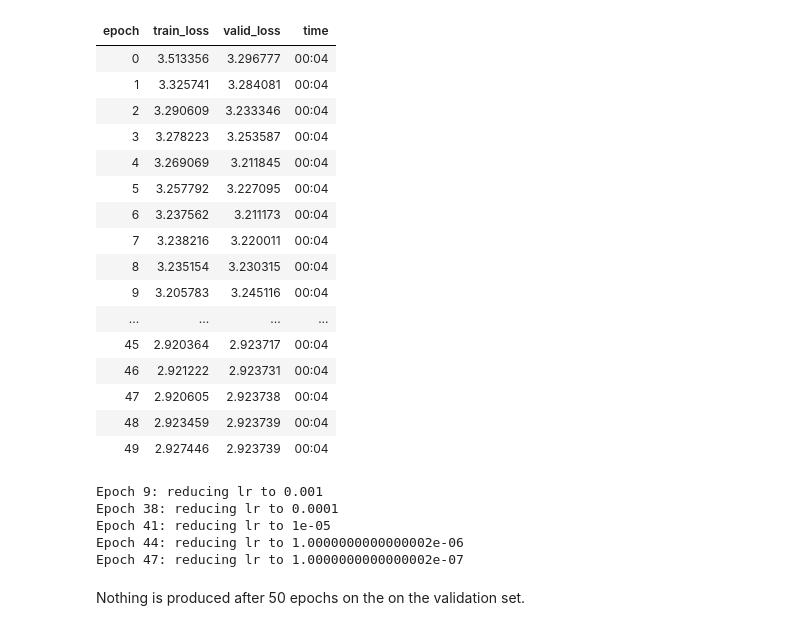
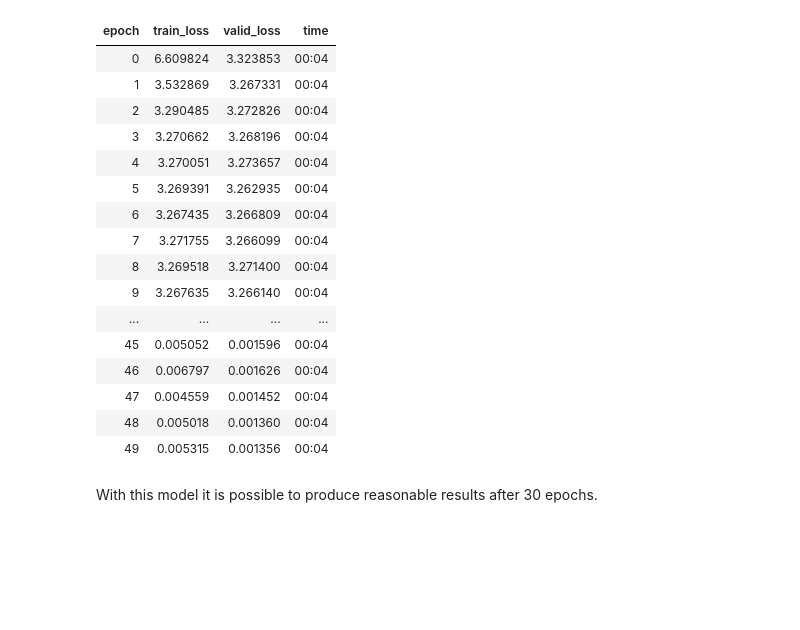
Before and after one commit to CJP123/hut8, a Jupyter notebook: _notebooks/2020_08_27_Captcha_Fastai_DataBlock_and_CTC_Loss.ipynb, the cells around one changed output. Saved outputs shown, nothing was run; the diff lists cells and outputs as text; code cells hidden in the pictures; blank space fills up the shorter version.

```diff
--- a/_notebooks/2020_08_27_Captcha_Fastai_DataBlock_and_CTC_Loss.ipynb
+++ b/_notebooks/2020_08_27_Captcha_Fastai_DataBlock_and_CTC_Loss.ipynb
@@ -132,7 +89,7 @@ vocab
 captcha = DataBlock(blocks =(ImageBlock(cls=PILImageBW), (CaptchaBlock(vocab=vocab))),
                  get_items=get_image_files,
                  get_y = stem_label,
-                 splitter=RandomSplitter(seed=42),
+                 splitter=RandomSplitter(valid_pct=.05, seed=42),
                  item_tfms = Resize((75,300))
                 )
 dls = captcha.dataloaders(path, bs=8)
@@ -145,3 +99,0 @@ Look at the resulting tensors for one item
-# %%
-x,y = dls.one_batch()
-print(x[0],y[0])
@@ -161,26 +128,24 @@ My first model attempted to largely duplicates the approach and code used by [Ab
 class CaptchaModel(nn.Module):
   def __init__(self, num_chars=20):
     super(CaptchaModel, self).__init__()
-    self.conv_1 = nn.Conv2d(1, 128, kernel_size=(3, 3), padding=(1, 1))
+    self.conv_1 = nn.Conv2d(1, 128, kernel_size=(3, 6))
     self.pool_1 = nn.MaxPool2d(kernel_size=(2, 2))
-    self.conv_2 = nn.Conv2d(128, 64, kernel_size=(3, 3), padding=(1, 1))
+    self.conv_2 = nn.Conv2d(128, 64, kernel_size=(3, 6))
     self.pool_2 = nn.MaxPool2d(kernel_size=(2, 2))
-    self.linear_1 = nn.Linear(1152, 64)
-    self.drop_1 = nn.Dropout(0.2)
-    self.gru_1 = nn.GRU(64, 32, bidirectional=True, num_layers=2, dropout=0.25,batch_first=True)
+    self.linear_1 = nn.Linear(1088, 64)
+    self.drop_1 = nn.Dropout(0.15)
+    self.gru_1 = nn.GRU(64, 32, bidirectional=True, num_layers=2, dropout=0.15,batch_first=True)
     self.output = nn.Linear(64, num_chars)
 
   def forward(self, x, targets=None):
-    # bs, c, h, w = x.size()
-    x = F.relu(self.conv_1(x))          # bs, channels , height, width
+    x = F.relu(self.conv_1(x))
     x = self.pool_1(x)
     x = F.relu(self.conv_2(x))
     x = self.pool_2(x)
     x = x.permute(0, 3, 1, 2)           # change the width channel to 'time' channel order for input to the RNN
     x = x.view(x.size(0), x.size(1), -1)
-    x = F.relu(self.linear_1(x))        #
-    x = self.drop_1(x)                  #
-    x, _ = self.gru_1(x)                #
-    x = self.output(x)                  #
-    x = x.permute(1,0,2)                #
+    x = F.relu(self.linear_1(x))
+    x = self.drop_1(x)
+    x, _ = self.gru_1(x)
+    x = self.output(x)
     return x
@@ -214,2 +154,2 @@ def show_output():
 # %%
-learn = Learner(dls, CaptchaModel(20), loss_func=ctc_loss, cbs =ReduceLROnPlateau(patience=3))
+learn = Learner(dls, CaptchaModel(20), opt_func=ranger, loss_func=ctc_loss)
@@ -222,31 +156,26 @@ SuggestedLRs(lr_min=0.09120108485221863, lr_steep=0.002511886414140463)
 # %%
 #hide
-learn.fit(100,1e-2)
+learn.fit_flat_cos(50)
 # %% [output]
 | epoch | train_loss | valid_loss | time |
-| 0 | 3.513356 | 3.296777 | 00:04 |
-| 1 | 3.325741 | 3.284081 | 00:04 |
-| 2 | 3.290609 | 3.233346 | 00:04 |
-| 3 | 3.278223 | 3.253587 | 00:04 |
-| 4 | 3.269069 | 3.211845 | 00:04 |
-| 5 | 3.257792 | 3.227095 | 00:04 |
-| 6 | 3.237562 | 3.211173 | 00:04 |
-| 7 | 3.238216 | 3.220011 | 00:04 |
-| 8 | 3.235154 | 3.230315 | 00:04 |
-| 9 | 3.205783 | 3.245116 | 00:04 |
+| 0 | 6.609824 | 3.323853 | 00:04 |
+| 1 | 3.532869 | 3.267331 | 00:04 |
+| 2 | 3.290485 | 3.272826 | 00:04 |
+| 3 | 3.270662 | 3.268196 | 00:04 |
+| 4 | 3.270051 | 3.273657 | 00:04 |
+| 5 | 3.269391 | 3.262935 | 00:04 |
+| 6 | 3.267435 | 3.266809 | 00:04 |
+| 7 | 3.271755 | 3.266099 | 00:04 |
+| 8 | 3.269518 | 3.271400 | 00:04 |
+| 9 | 3.267635 | 3.266140 | 00:04 |
 | ... | ... | ... | ... |
-| 45 | 2.920364 | 2.923717 | 00:04 |
-| 46 | 2.921222 | 2.923731 | 00:04 |
-| 47 | 2.920605 | 2.923738 | 00:04 |
-| 48 | 2.923459 | 2.923739 | 00:04 |
-| 49 | 2.927446 | 2.923739 | 00:04 |
+| 45 | 0.005052 | 0.001596 | 00:04 |
+| 46 | 0.006797 | 0.001626 | 00:04 |
+| 47 | 0.004559 | 0.001452 | 00:04 |
+| 48 | 0.005018 | 0.001360 | 00:04 |
+| 49 | 0.005315 | 0.001356 | 00:04 |
-Epoch 9: reducing lr to 0.001
-Epoch 38: reducing lr to 0.0001
-Epoch 41: reducing lr to 1e-05
-Epoch 44: reducing lr to 1.0000000000000002e-06
-Epoch 47: reducing lr to 1.0000000000000002e-07
-# %% [markdown]
-Nothing is produced after 50 epochs on the on the validation set.
+# %% [markdown]
+With this model it is possible to produce reasonable results after 30 epochs.
 # %%
 show_output()
 # %% [output]
```
Also changed, not shown: parts of 46 cells of this notebook.
